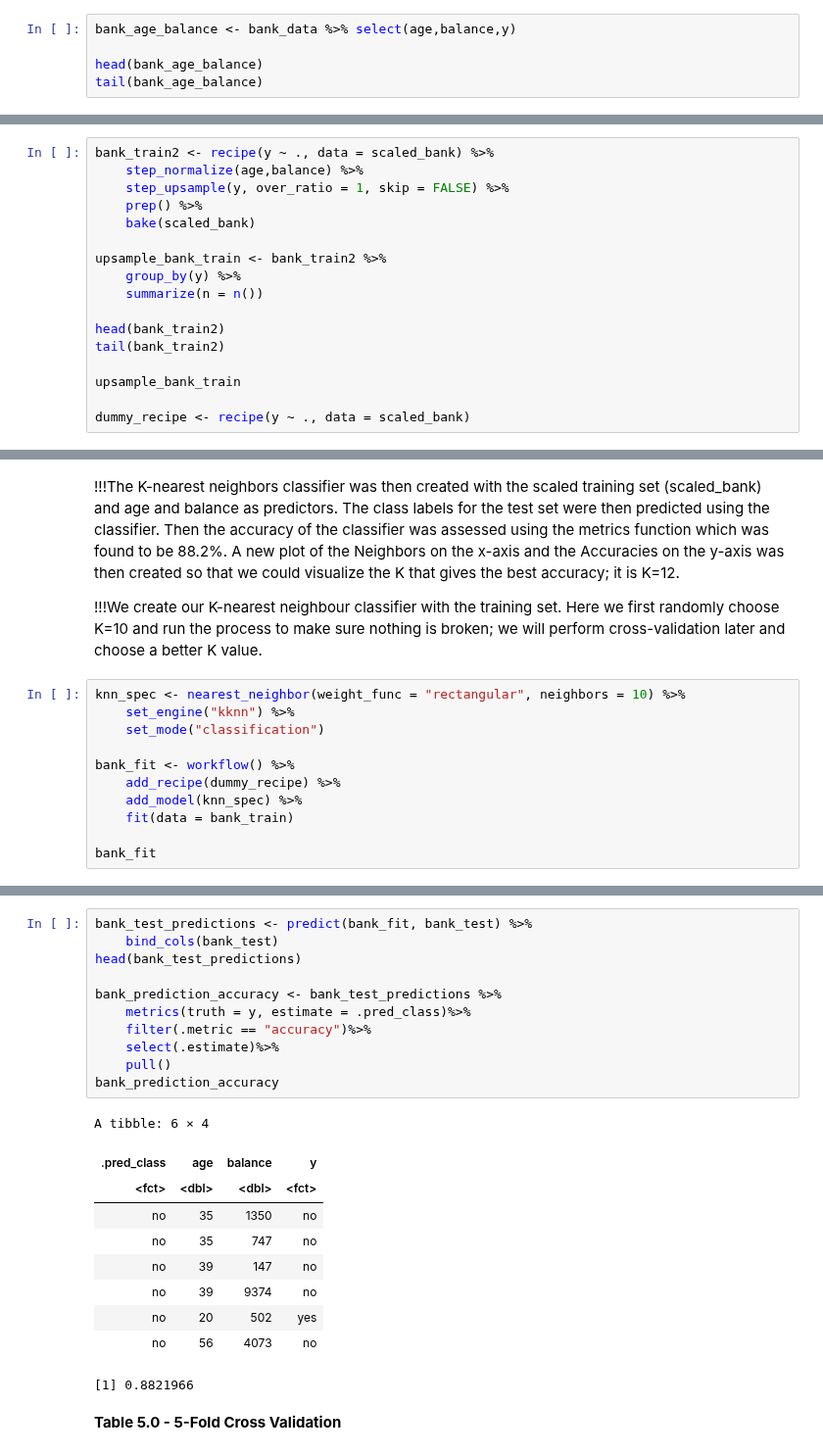
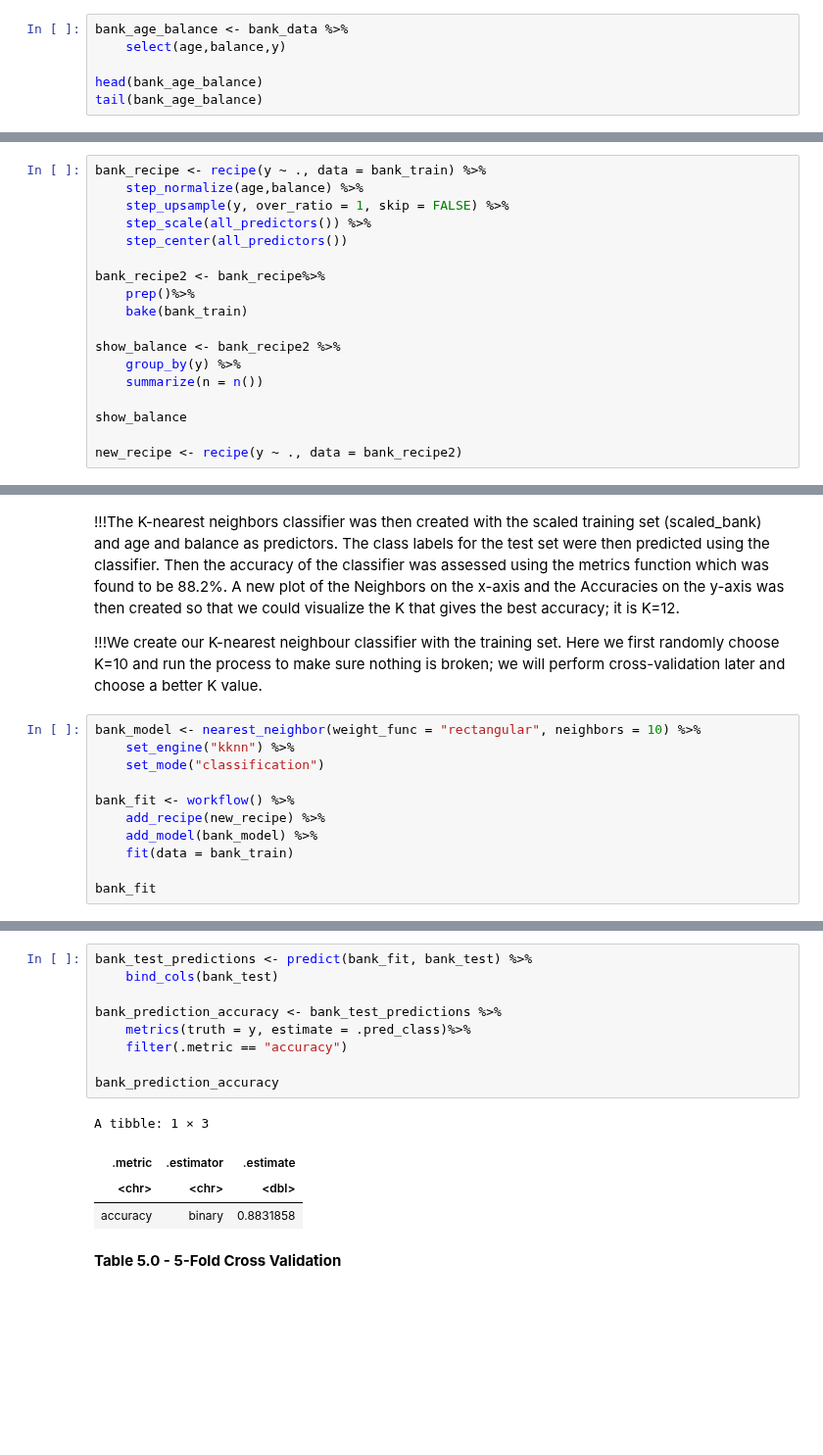
Before and after one commit to Kyungmin725/group34, a Jupyter notebook: group-project34.ipynb, the cells around one changed output, grey strips where cells are left out. Shown at 98% size. Cells and saved outputs as stored; diff of their text form; blank space fills up the shorter version.

```diff
--- a/group-project34.ipynb
+++ b/group-project34.ipynb
@@ -97,7 +97,8 @@ A tibble: 6 × 17
 
 We want to see some data of bank_age_balance. So we print the head and tail.
 # %%
-bank_age_balance <- bank_data %>% select(age,balance,y)
+bank_age_balance <- bank_data %>%
+    select(age,balance,y)
 
 head(bank_age_balance)
 tail(bank_age_balance)
@@ -228,19 +162,20 @@ Second, we are upsampling of y for balancing the data. In order to do this, we w
 # %%
-bank_train2 <- recipe(y ~ ., data = scaled_bank) %>%
+bank_recipe <- recipe(y ~ ., data = bank_train) %>%
     step_normalize(age,balance) %>%
     step_upsample(y, over_ratio = 1, skip = FALSE) %>%
-    prep() %>%
-    bake(scaled_bank)
+    step_scale(all_predictors()) %>%
+    step_center(all_predictors())
 
-upsample_bank_train <- bank_train2 %>%
+bank_recipe2 <- bank_recipe%>%
+    prep()%>%
+    bake(bank_train)
+
+show_balance <- bank_recipe2 %>%
     group_by(y) %>%
     summarize(n = n())
 
-head(bank_train2)
-tail(bank_train2)
+show_balance
 
-upsample_bank_train
-
-dummy_recipe <- recipe(y ~ ., data = scaled_bank)
+new_recipe <- recipe(y ~ ., data = bank_recipe2)
 # %% [output]
 `summarise()` ungrouping output (override with `.groups` argument)
@@ -293,13 +210,13 @@ scaled_age_vs_balance_plot
 !!!We create our K-nearest neighbour classifier with the training set.
 Here we first randomly choose K=10 and run the process to make sure nothing is broken; we will perform cross-validation later and choose a better K value.
 # %%
-knn_spec <- nearest_neighbor(weight_func = "rectangular", neighbors = 10) %>%
+bank_model <- nearest_neighbor(weight_func = "rectangular", neighbors = 10) %>%
     set_engine("kknn") %>%
     set_mode("classification")
 
 bank_fit <- workflow() %>%
-    add_recipe(dummy_recipe) %>%
-    add_model(knn_spec) %>%
+    add_recipe(new_recipe) %>%
+    add_model(bank_model) %>%
     fit(data = bank_train)
 
 bank_fit
@@ -311,25 +247,17 @@ ERROR: Error in is_recipe(recipe): object 'dummy_recipe' not found
 # %%
 bank_test_predictions <- predict(bank_fit, bank_test) %>%
     bind_cols(bank_test)
-head(bank_test_predictions)
 
 bank_prediction_accuracy <- bank_test_predictions %>%
     metrics(truth = y, estimate = .pred_class)%>%
-    filter(.metric == "accuracy")%>%
-    select(.estimate)%>%
-    pull()
+    filter(.metric == "accuracy")
+
 bank_prediction_accuracy
 # %% [output]
-A tibble: 6 × 4
+A tibble: 1 × 3
-| .pred_class | age | balance | y |
-| <fct> | <dbl> | <dbl> | <fct> |
-| no | 35 | 1350 | no |
-| no | 35 | 747 | no |
-| no | 39 | 147 | no |
-| no | 39 | 9374 | no |
-| no | 20 | 502 | yes |
-| no | 56 | 4073 | no |
+| .metric | .estimator | .estimate |
+| <chr> | <chr> | <dbl> |
+| accuracy | binary | 0.8831858 |
-[1] 0.8821966
 # %% [markdown]
 **Table 5.0 - 5-Fold Cross Validation**
 # %% [markdown]
```
Also changed, not shown: parts of 19 cells of this notebook.
